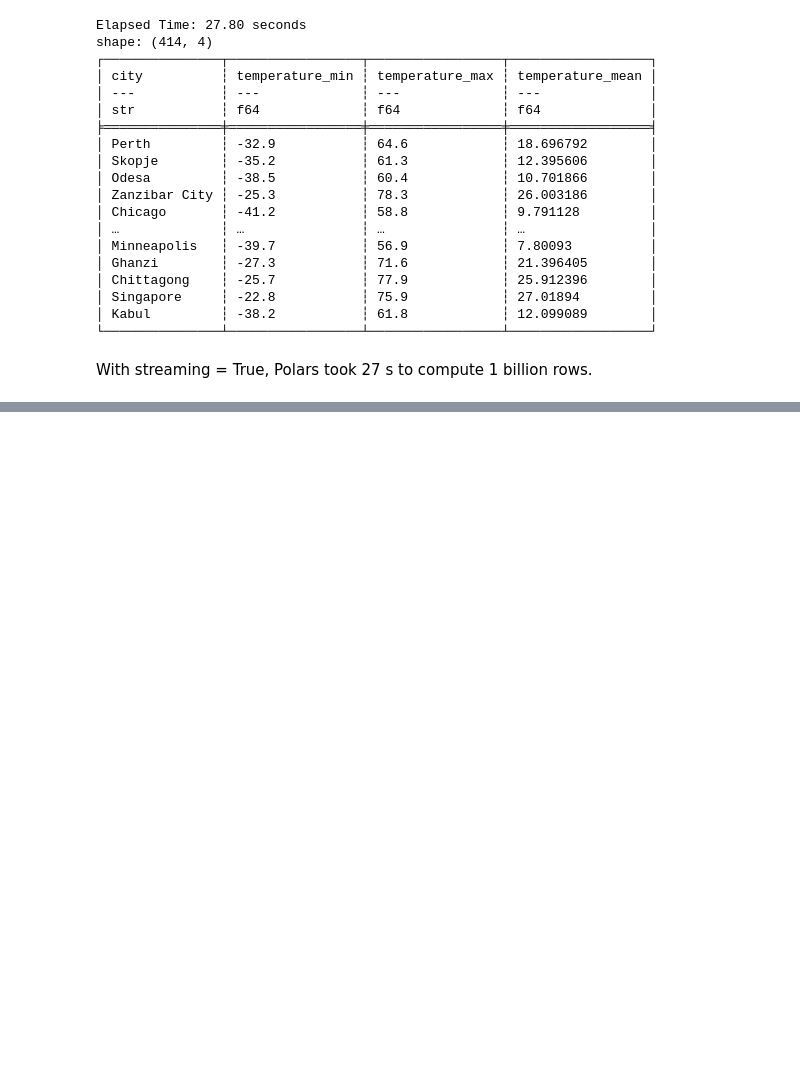
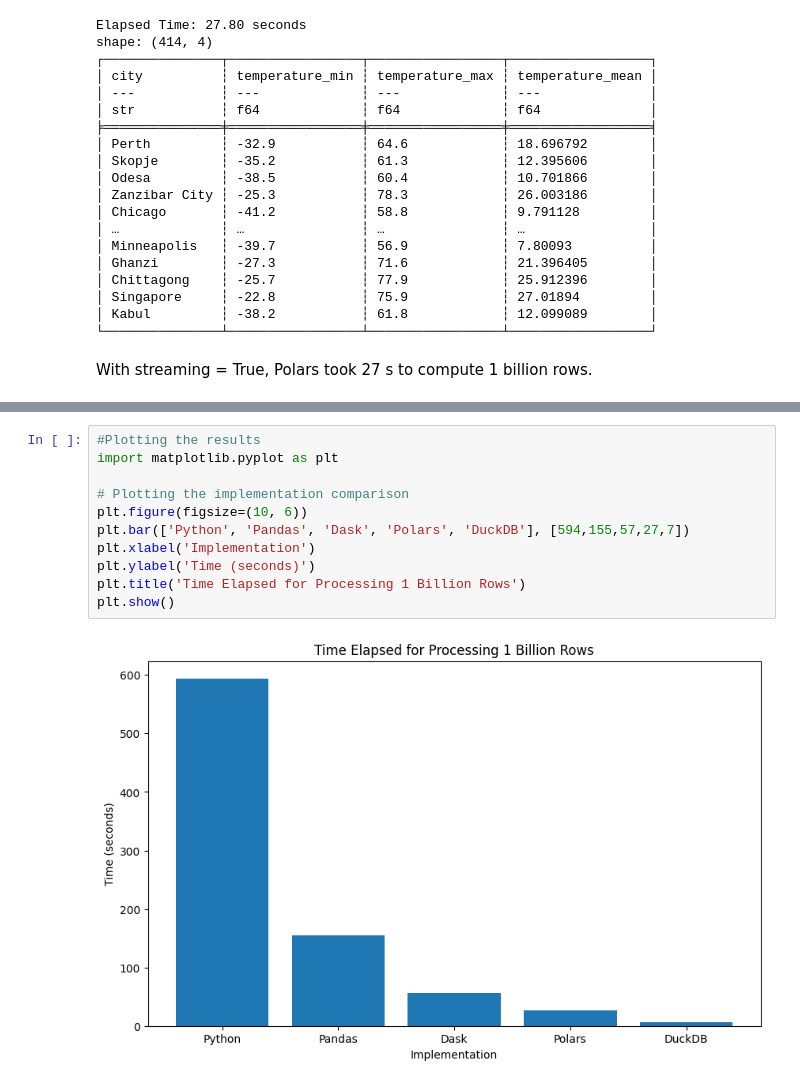
Before and after one commit to krishangupta33/1-billion-row-challenge-python, a Jupyter notebook: 1brc.ipynb, the cells around one changed output, grey strips where cells are left out. Saved outputs shown, nothing was run; the diff lists cells and outputs as text; blank space fills up the shorter version.

```diff
--- a/1brc.ipynb
+++ b/1brc.ipynb
@@ -289,0 +306,13 @@ Dask is a flexible library for parallel computing in Python. It is a great tool
+# %%
+#Plotting the results
+import matplotlib.pyplot as plt
+
+# Plotting the implementation comparison
+plt.figure(figsize=(10, 6))
+plt.bar(['Python', 'Pandas', 'Dask', 'Polars', 'DuckDB'], [594,155,57,27,7])
+plt.xlabel('Implementation')
+plt.ylabel('Time (seconds)')
+plt.title('Time Elapsed for Processing 1 Billion Rows')
+plt.show()
+# %% [output]
+[figure, added]
```
Also changed, not shown: parts of 13 cells of this notebook, 2 other files.
